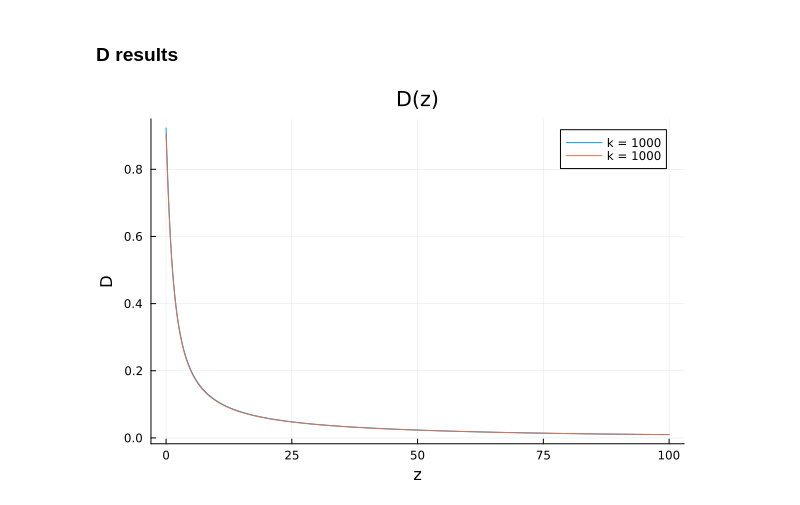
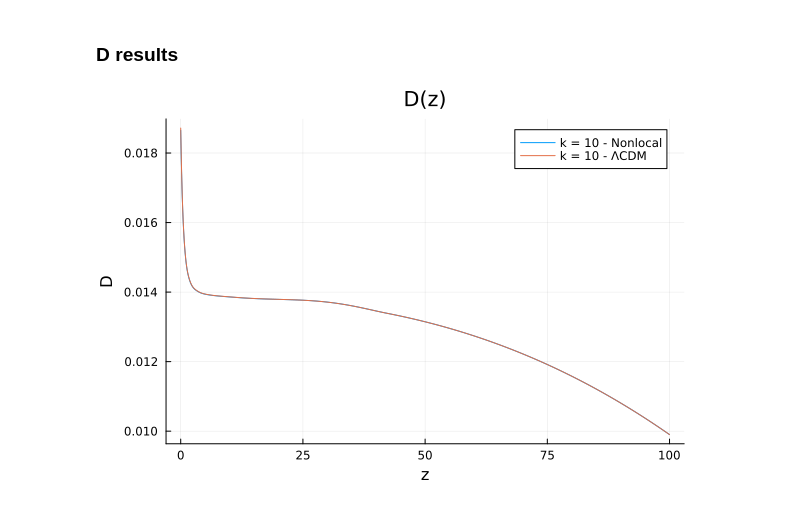
Before and after one commit to Reverse-Pyramid/Nonlocal-21cm-Cosmology, a Jupyter notebook: Nonlocal_21cm/Testing/test.ipynb, the cells around one changed output. Cells and saved outputs as stored; diff of their text form; code cells hidden in the pictures.

```diff
--- a/Nonlocal_21cm/Testing/test.ipynb
+++ b/Nonlocal_21cm/Testing/test.ipynb
@@ -19,7 +20,7 @@ PF.plot_phi!(1000)
 # %% [markdown]
 ### D results
 # %%
-PF.plot_d(1000)
-PFL.plot_d_LCDM!(1000)
+PF.plot_d(10)
+PFL.plot_d_LCDM!(10)
 # %% [output]
-[figure, old version]
+[figure, new version]
```
Also changed, not shown: parts of 7 cells of this notebook, 7 other files.
